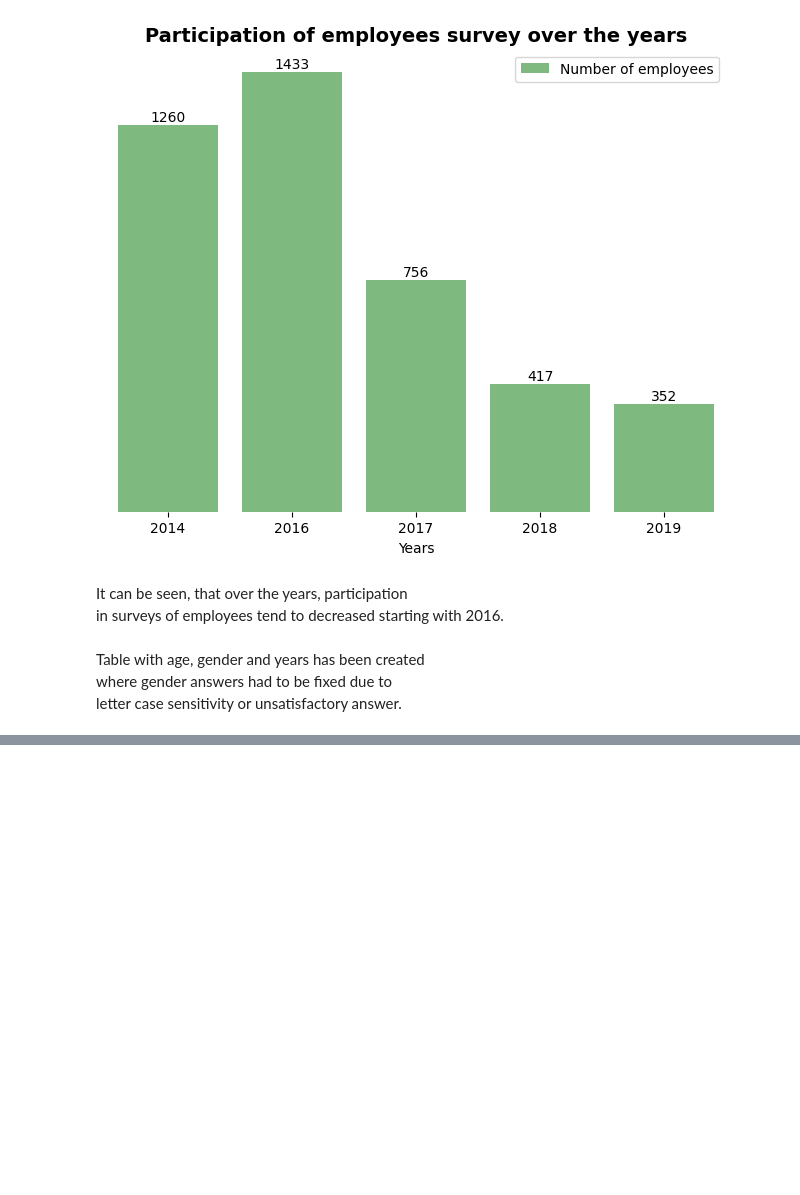
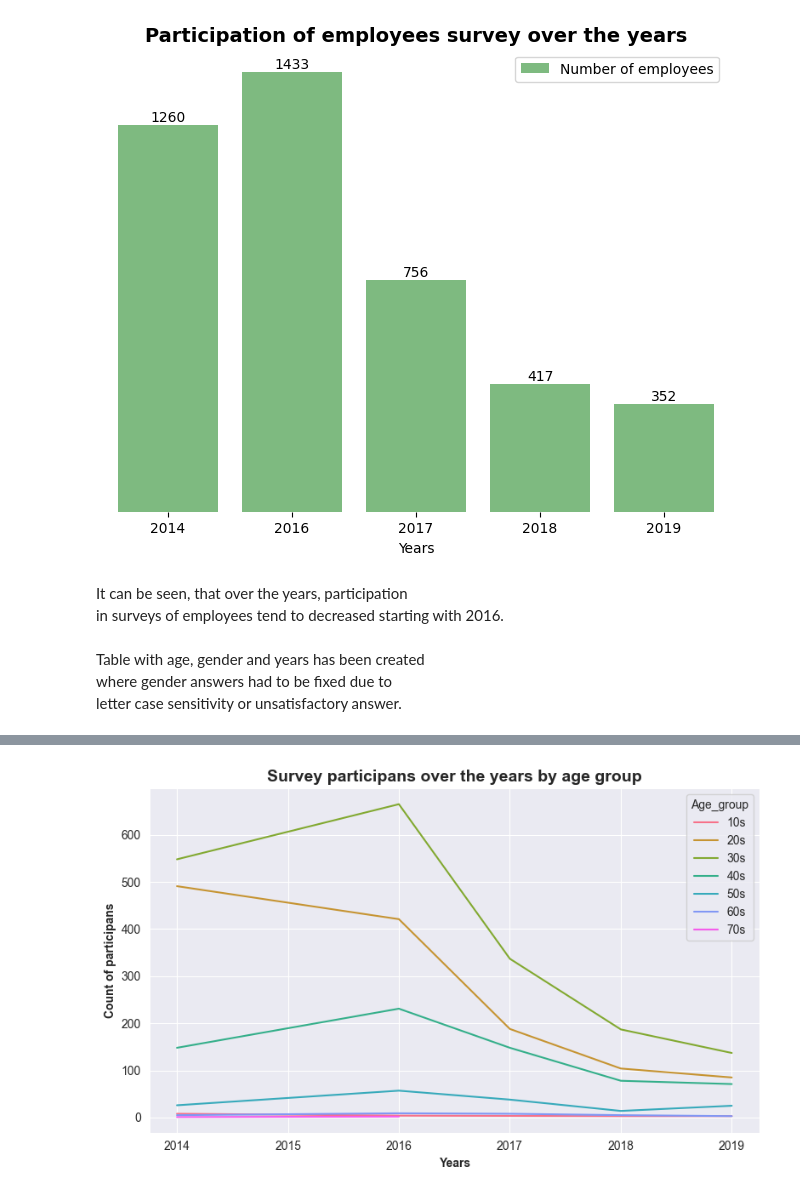
Before and after one commit to ShariYo/Modul2_Sprint1, a Jupyter notebook: project/main.ipynb, the cells around one changed output, grey strips where cells are left out. Saved outputs shown, nothing was run; the diff lists cells and outputs as text; code cells hidden in the pictures; blank space fills up the shorter version.

Commit message:
in progress with age groups

```diff
--- a/project/main.ipynb
+++ b/project/main.ipynb
@@ -211,0 +259,22 @@ plt.show()
+# %%
+grouped_age = age_filtered.groupby(["Years", "Age_group"]).size().reset_index(name="Count").copy()
+
+sns.set_style("darkgrid")
+plt.figure(figsize=(8, 5))
+
+splot = sns.lineplot(
+    data=grouped_age,
+    x="Years",
+    y="Count",
+    hue="Age_group"
+)
+splot.set_xlabel("Years", fontweight="bold")
+splot.set_ylabel("Count of participans", fontweight="bold")
+splot.set_title(
+    "Survey participans over the years by age group",
+    size=14, fontweight="bold",
+    ha="center"
+)
+plt.tight_layout()
+# %% [output]
+[figure, added]
```
Also changed, not shown: parts of 5 cells of this notebook.
